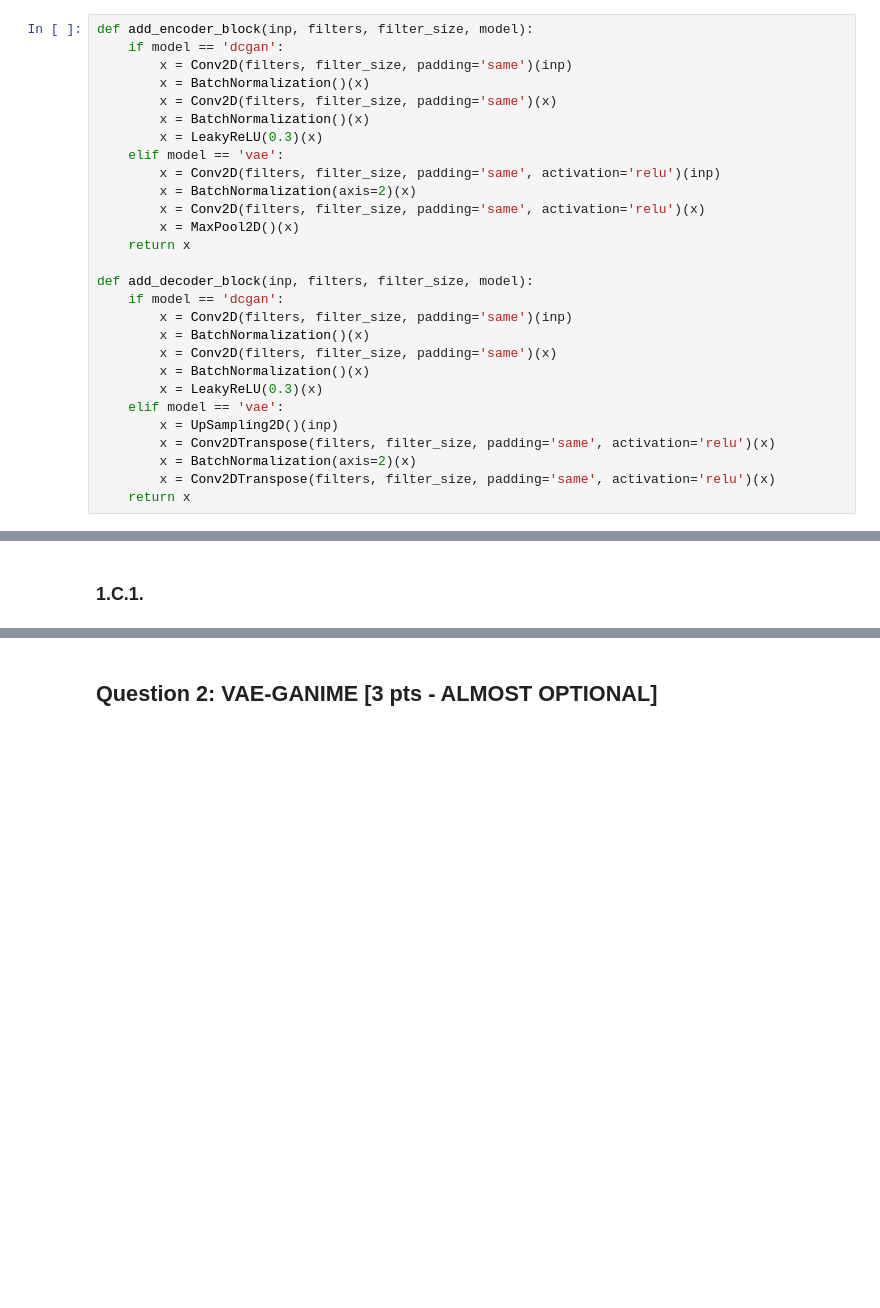
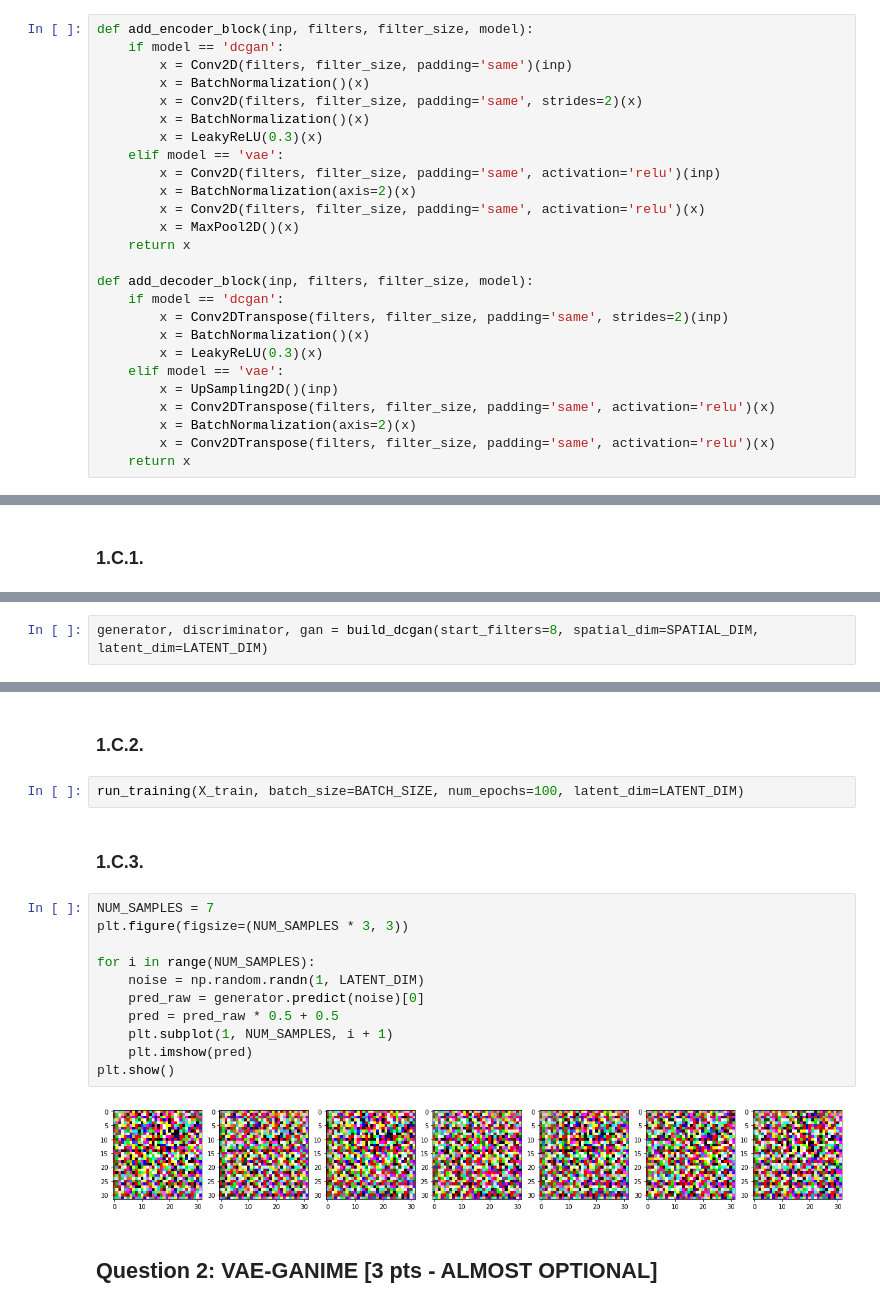
Before and after one commit to srk-apts/CS109B, a Jupyter notebook: HW/cs109b_hw7_jh.ipynb, the cells around one changed output, grey strips where cells are left out. Drawn from its saved outputs; the diff is of its cells as text; blank space fills up the shorter version.

```diff
--- a/HW/cs109b_hw7_jh.ipynb
+++ b/HW/cs109b_hw7_jh.ipynb
@@ -221,7 +241,7 @@ def add_encoder_block(inp, filters, filter_size, model):
     if model == 'dcgan':
         x = Conv2D(filters, filter_size, padding='same')(inp)
         x = BatchNormalization()(x)
-        x = Conv2D(filters, filter_size, padding='same')(x)
+        x = Conv2D(filters, filter_size, padding='same', strides=2)(x)
         x = BatchNormalization()(x)
         x = LeakyReLU(0.3)(x)
     elif model == 'vae':
@@ -233,9 +253,7 @@ def add_encoder_block(inp, filters, filter_size, model):
 
 def add_decoder_block(inp, filters, filter_size, model):
     if model == 'dcgan':
-        x = Conv2D(filters, filter_size, padding='same')(inp)
-        x = BatchNormalization()(x)
-        x = Conv2D(filters, filter_size, padding='same')(x)
+        x = Conv2DTranspose(filters, filter_size, padding='same', strides=2)(inp)
         x = BatchNormalization()(x)
         x = LeakyReLU(0.3)(x)
     elif model == 'vae':
@@ -602,0 +641,2 @@ def train(epochs=1, plt_frq=1, BATCH_SIZE=128):
+# %%
+generator, discriminator, gan = build_dcgan(start_filters=8, spatial_dim=SPATIAL_DIM, latent_dim=LATENT_DIM)
@@ -603,3 +661,22 @@ def train(epochs=1, plt_frq=1, BATCH_SIZE=128):
+# %% [markdown]
+### 1.C.2.
+# %%
+run_training(X_train, batch_size=BATCH_SIZE, num_epochs=100, latent_dim=LATENT_DIM)
+# %% [markdown]
+### 1.C.3.
+# %%
+NUM_SAMPLES = 7
+plt.figure(figsize=(NUM_SAMPLES * 3, 3))
+
+for i in range(NUM_SAMPLES):
+    noise = np.random.randn(1, LATENT_DIM)
+    pred_raw = generator.predict(noise)[0]
+    pred = pred_raw * 0.5 + 0.5
+    plt.subplot(1, NUM_SAMPLES, i + 1)
+    plt.imshow(pred)
+plt.show()
+# %% [output]
+[figure, added]
 # %% [markdown]
 ## Question 2: VAE-GANIME [3 pts - ALMOST OPTIONAL]
 # %% [markdown]
```
Also changed, not shown: parts of 24 cells of this notebook.
